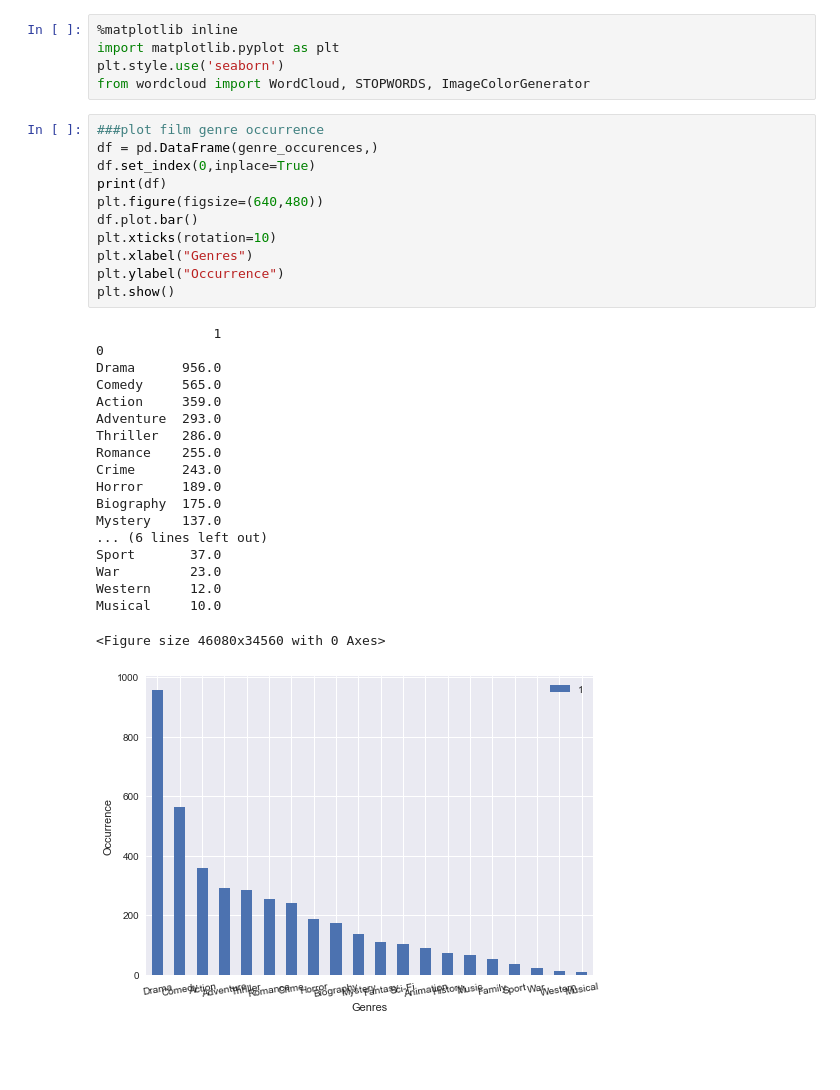
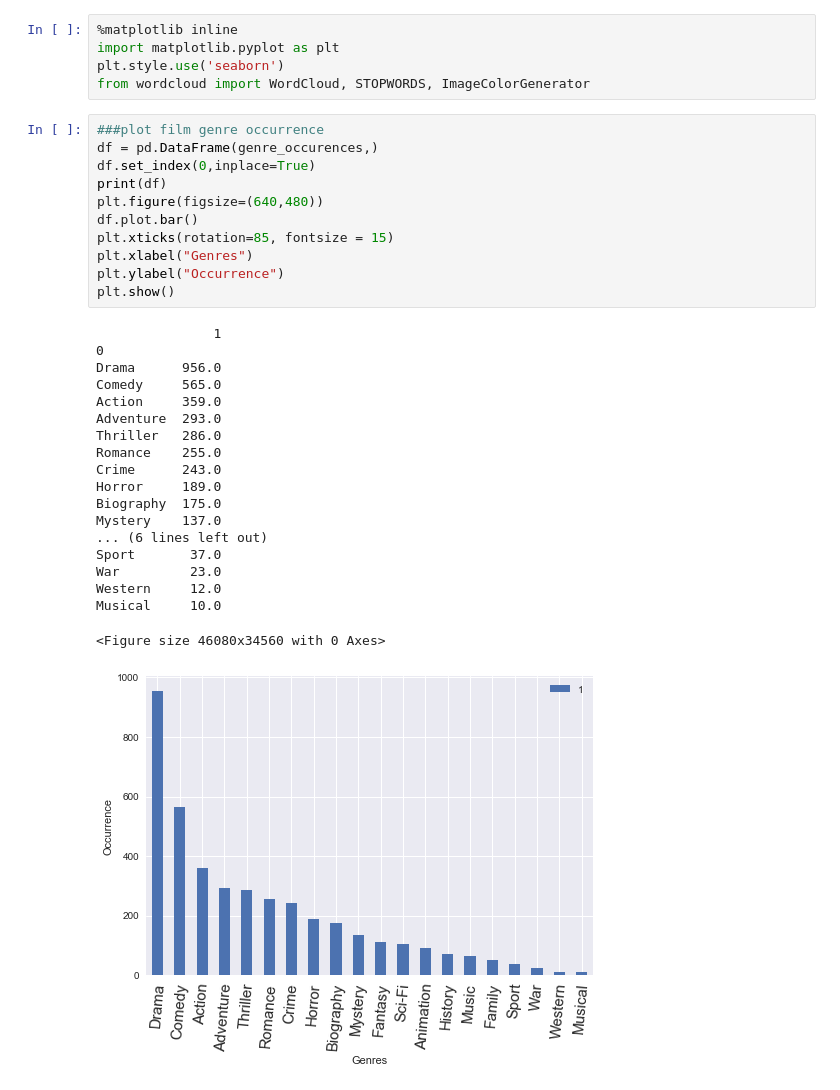
Before and after one commit to cicisongze/Movie_analysis_project, a Jupyter notebook: Data_Visualization.ipynb, the cells around one changed output. Cells and saved outputs as stored; diff of their text form; blank space fills up the shorter version.

```diff
--- a/Data_Visualization.ipynb
+++ b/Data_Visualization.ipynb
@@ -82,31 +82,31 @@ from wordcloud import WordCloud, STOPWORDS, ImageColorGenerator
 # %%
 ###plot film genre occurrence
 df = pd.DataFrame(genre_occurences,)
 df.set_index(0,inplace=True)
 print(df)
 plt.figure(figsize=(640,480))
 df.plot.bar()
-plt.xticks(rotation=10)
+plt.xticks(rotation=85, fontsize = 15)
 plt.xlabel("Genres")
 plt.ylabel("Occurrence")
 plt.show()
 # %% [output]
                1
 0
 Drama      956.0
 Comedy     565.0
 Action     359.0
 Adventure  293.0
 Thriller   286.0
 Romance    255.0
 Crime      243.0
 Horror     189.0
 Biography  175.0
 Mystery    137.0
 ... (6 lines left out)
 Sport       37.0
 War         23.0
 Western     12.0
 Musical     10.0
 <Figure size 46080x34560 with 0 Axes>
-[figure, old version]
+[figure, new version]
```
Also changed, not shown: parts of 1 cell of this notebook.
